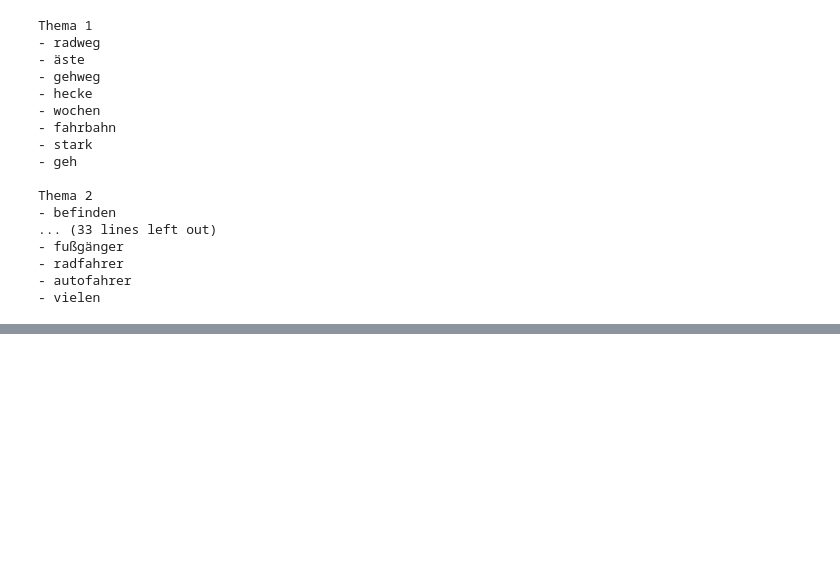
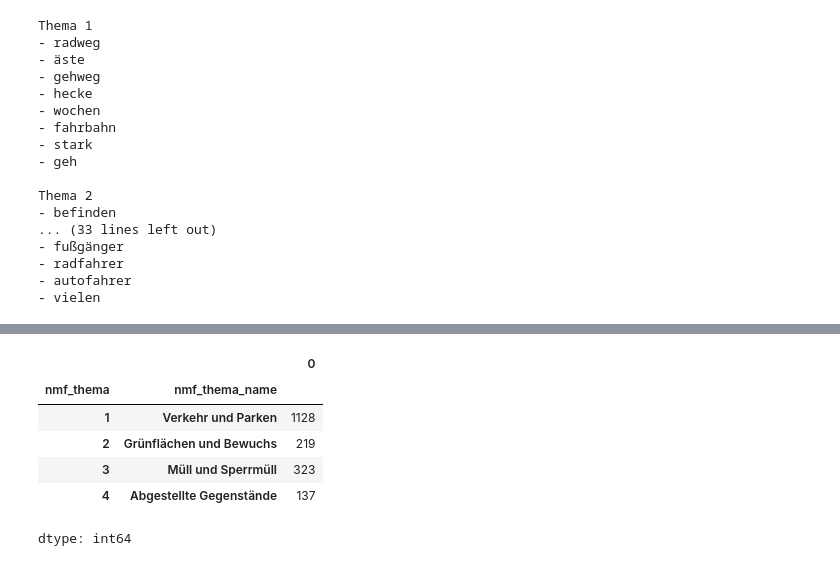
Before and after one commit to Vestal1/nlp-analyse-klarschiff-hro, a Jupyter notebook: notebooks/klarschiff_nlp_analyse.ipynb, the cells around one changed output, grey strips where cells are left out. Cells and saved outputs as stored; diff of their text form; code cells hidden in the pictures; blank space fills up the shorter version.

```diff
--- a/notebooks/klarschiff_nlp_analyse.ipynb
+++ b/notebooks/klarschiff_nlp_analyse.ipynb
@@ -357,0 +534,27 @@ Thema 2
+# %%
+df_text["nmf_thema"] = np.argmax(nmf_ergebnis_4, axis=1) + 1
+
+thema_namen = {
+    1: "Verkehr und Parken",
+    2: "Grünflächen und Bewuchs",
+    3: "Müll und Sperrmüll",
+    4: "Abgestellte Gegenstände"
+}
+
+df_text["nmf_thema_name"] = df_text["nmf_thema"].map(thema_namen)
+
+themen_verteilung = (
+    df_text
+    .groupby(["nmf_thema", "nmf_thema_name"])
+    .size()
+)
+
+themen_verteilung
+# %% [output]
+|  |  | 0 |
+| nmf_thema | nmf_thema_name |  |
+| 1 | Verkehr und Parken | 1128 |
+| 2 | Grünflächen und Bewuchs | 219 |
+| 3 | Müll und Sperrmüll | 323 |
+| 4 | Abgestellte Gegenstände | 137 |
+dtype: int64
```
Also changed, not shown: parts of 11 cells of this notebook.
